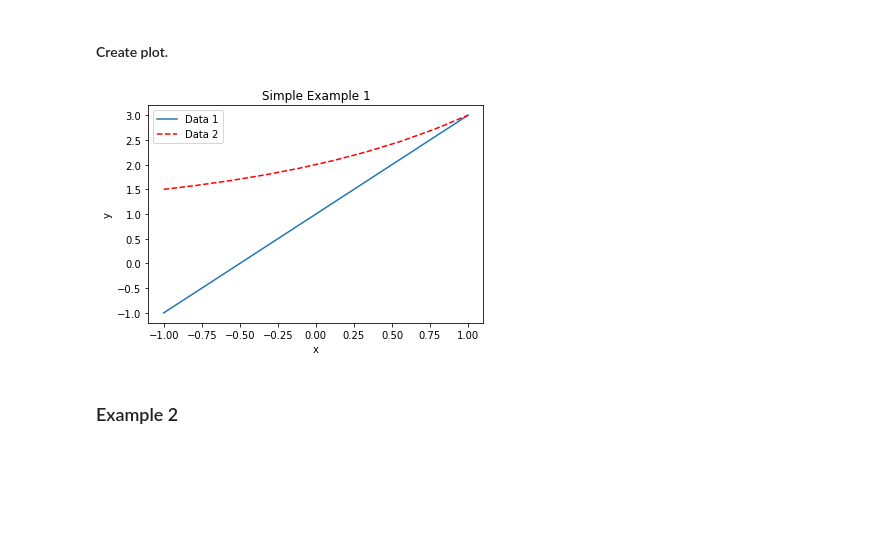
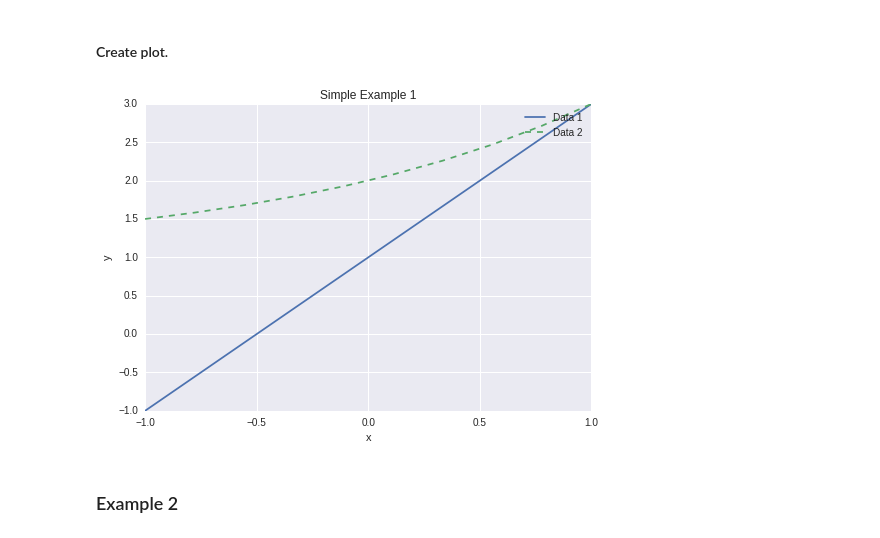
Before and after one commit to larcc-group/matplotlib-examples, a Jupyter notebook: src/MatplotlibLinePlotExamples.ipynb, the cells around one changed output. Drawn from its saved outputs; the diff is of its cells as text; code cells hidden in the pictures; blank space fills up the shorter version.

```diff
--- a/src/MatplotlibLinePlotExamples.ipynb
+++ b/src/MatplotlibLinePlotExamples.ipynb
@@ -13,3 +21,5 @@ import numpy as np
+# %%
+mpl.style.use("seaborn")
 # %% [markdown]
 ### Example 1
 # %% [markdown]
@@ -23,14 +33,14 @@ y2 = 2**x + 1
 # %%
 figure = plt.figure()
 plt.plot(x, y1, label="Data 1")
-plt.plot(x, y2, label="Data 2", color="red", linestyle="--")
+plt.plot(x, y2, label="Data 2", linestyle="--")
 plt.ylabel("y")
 plt.xlabel("x")
 plt.title("Simple Example 1")
 plt.legend()
 plt.show()
 # %% [output]
-[figure, old version]
+[figure, new version]
 # %% [markdown]
 ### Example 2
 # %% [markdown]
```
Also changed, not shown: parts of 4 cells of this notebook, 5 other files.
